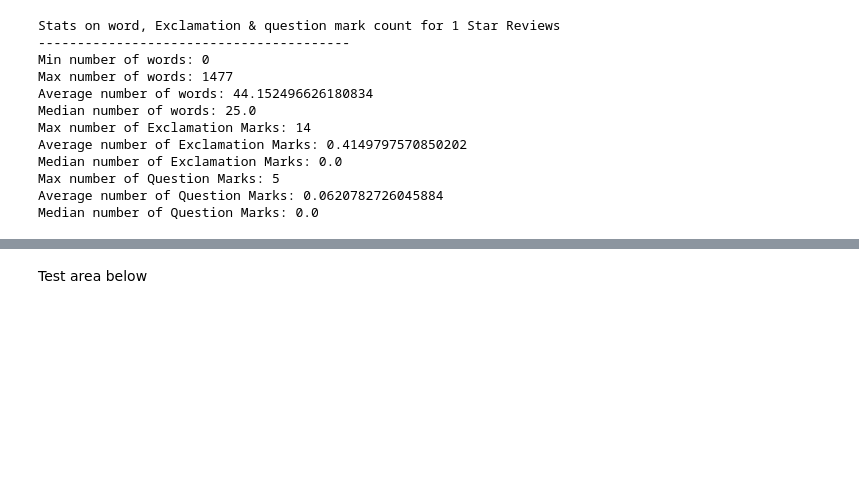
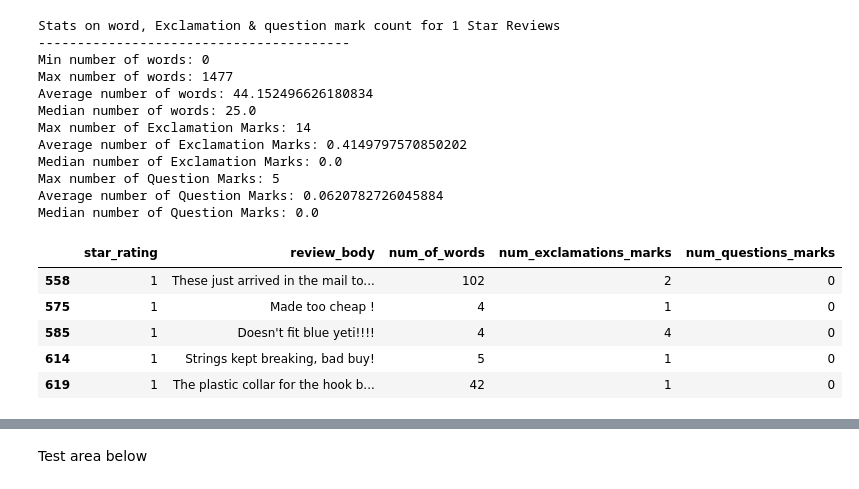
Before and after one commit to wiredmerlin/predicting_star_ratings, a Jupyter notebook: project02.ipynb, the cells around one changed output, grey strips where cells are left out. Saved outputs shown, nothing was run; the diff lists cells and outputs as text; code cells hidden in the pictures; blank space fills up the shorter version.

```diff
--- a/project02.ipynb
+++ b/project02.ipynb
@@ -189,0 +193,10 @@ Median number of Question Marks: 0.0
+# %%
+onestar_filtered_df = onestar_reviews_df.drop(onestar_reviews_df[(onestar_reviews_df['num_exclamations_marks'] == 0) & (onestar_reviews_df['num_questions_marks'] == 0)].index)
+onestar_filtered_df.head()
+# %% [output]
+|  | star_rating | review_body | num_of_words | num_exclamations_marks | num_questions_marks |
+| 558 | 1 | These just arrived in the mail to... | 102 | 2 | 0 |
+| 575 | 1 | Made too cheap ! | 4 | 1 | 0 |
+| 585 | 1 | Doesn't fit blue yeti!!!! | 4 | 4 | 0 |
+| 614 | 1 | Strings kept breaking, bad buy! | 5 | 1 | 0 |
+| 619 | 1 | The plastic collar for the hook b... | 42 | 1 | 0 |
```
Also changed, not shown: parts of 25 cells of this notebook.
